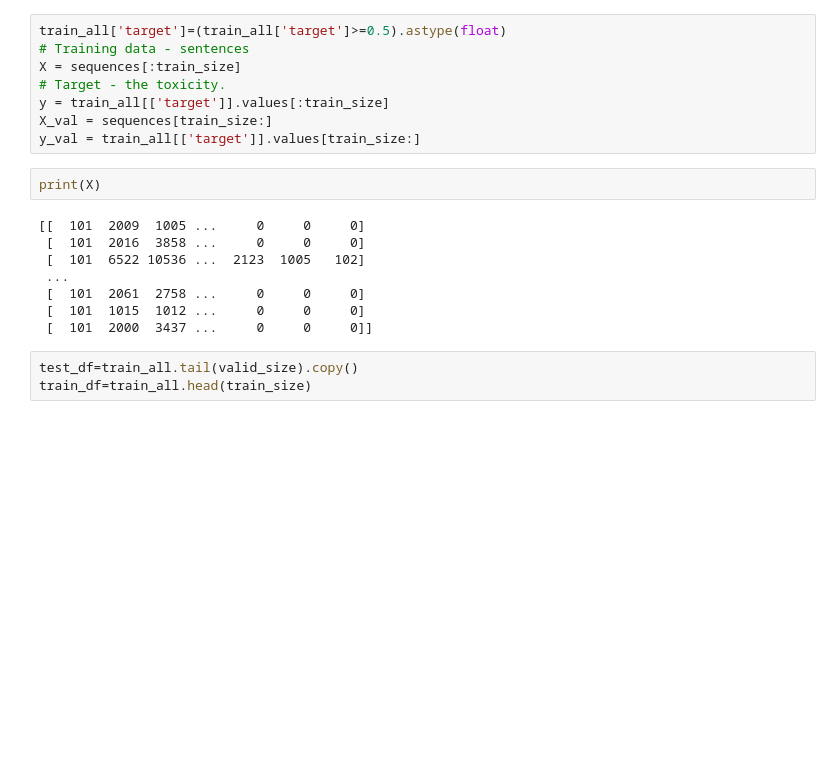
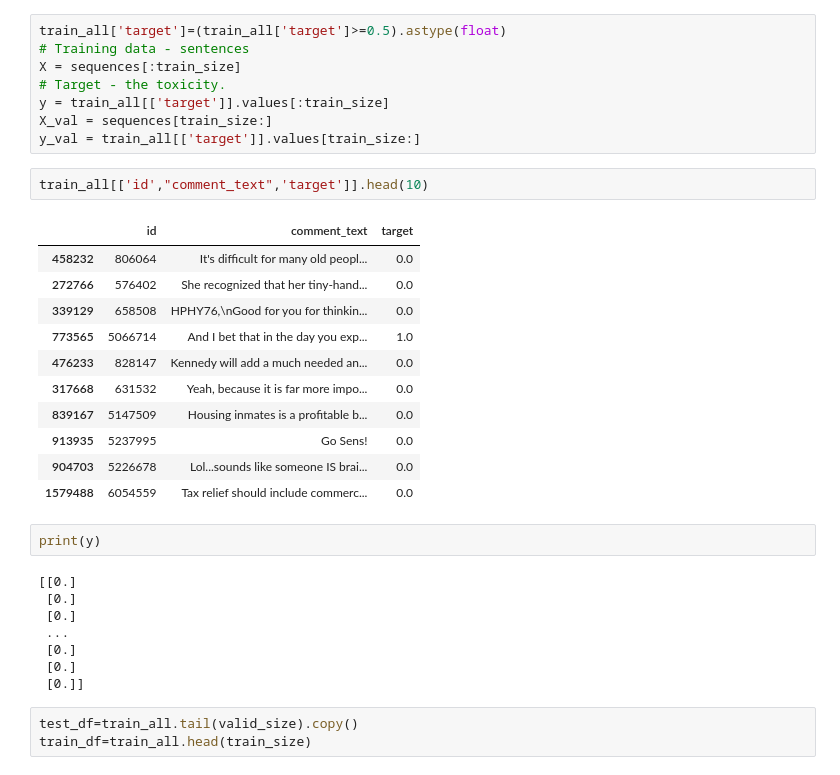
Before and after one commit to jayeshparikh/w251, a Jupyter notebook: hw6/BERT_classifying_toxicity.ipynb, the cells around one changed output. Cells and saved outputs as stored; diff of their text form; blank space fills up the shorter version.

```diff
--- a/hw6/BERT_classifying_toxicity.ipynb
+++ b/hw6/BERT_classifying_toxicity.ipynb
@@ -192,16 +207,30 @@ X = sequences[:train_size]
 y = train_all[['target']].values[:train_size]
 X_val = sequences[train_size:]
 y_val = train_all[['target']].values[train_size:]
+# %%
+train_all[['id',"comment_text",'target']].head(10)
+# %% [output]
+|  | id | comment_text | target |
+| 458232 | 806064 | It's difficult for many old peopl... | 0.0 |
+| 272766 | 576402 | She recognized that her tiny-hand... | 0.0 |
+| 339129 | 658508 | HPHY76,\nGood for you for thinkin... | 0.0 |
+| 773565 | 5066714 | And I bet that in the day you exp... | 1.0 |
+| 476233 | 828147 | Kennedy will add a much needed an... | 0.0 |
+| 317668 | 631532 | Yeah, because it is far more impo... | 0.0 |
+| 839167 | 5147509 | Housing inmates is a profitable b... | 0.0 |
+| 913935 | 5237995 | Go Sens! | 0.0 |
+| 904703 | 5226678 | Lol...sounds like someone IS brai... | 0.0 |
+| 1579488 | 6054559 | Tax relief should include commerc... | 0.0 |
 # %%
-print(X)
+print(y)
 # %% [output]
-[[  101  2009  1005 ...     0     0     0]
- [  101  2016  3858 ...     0     0     0]
- [  101  6522 10536 ...  2123  1005   102]
+[[0.]
+ [0.]
+ [0.]
  ...
- [  101  2061  2758 ...     0     0     0]
- [  101  1015  1012 ...     0     0     0]
- [  101  2000  3437 ...     0     0     0]]
+ [0.]
+ [0.]
+ [0.]]
 # %%
 test_df=train_all.tail(valid_size).copy()
 train_df=train_all.head(train_size)
```
Also changed, not shown: parts of 8 cells of this notebook.
